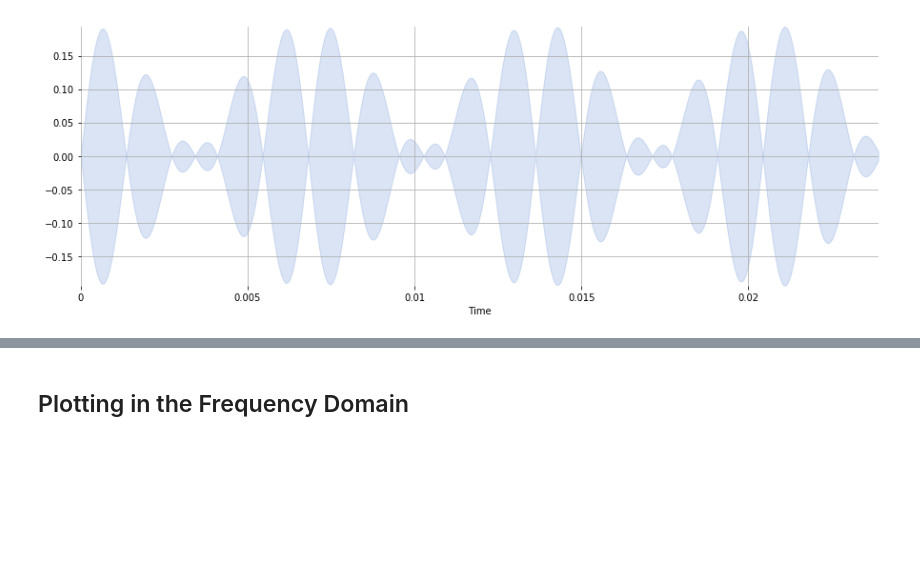
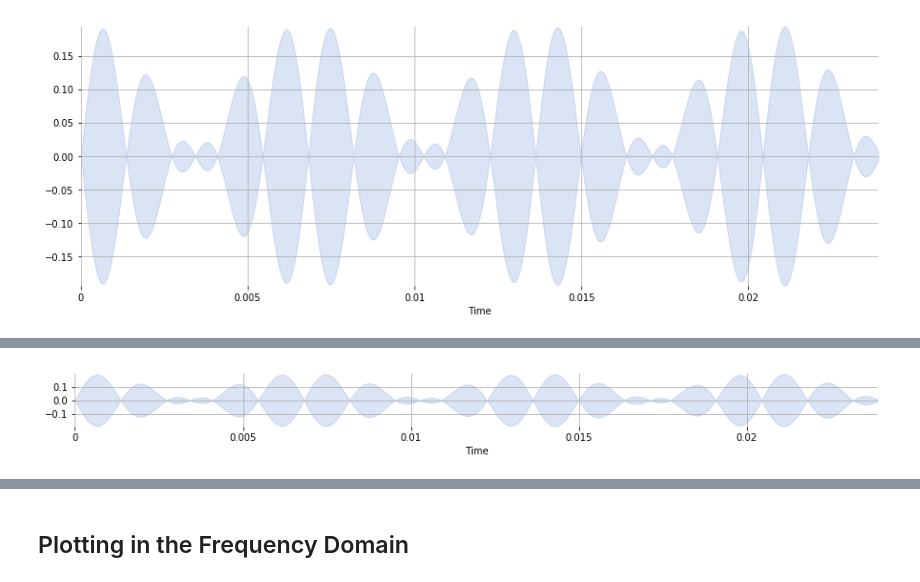
Before and after one commit to yardsale8/musicinformationretrieval.com, a Jupyter notebook: 5_3_audio_representation.ipynb, the cells around one changed output, grey strips where cells are left out. Saved outputs shown, nothing was run; the diff lists cells and outputs as text; code cells hidden in the pictures; blank space fills up the shorter version.

```diff
--- a/5_3_audio_representation.ipynb
+++ b/5_3_audio_representation.ipynb
@@ -159,0 +118,4 @@ librosa.display.waveplot(c523[:528], sr, alpha=0.2)
+# %%
+_ = make_wave_plots(mix)
+# %% [output]
+[figure, added]
```
Also changed, not shown: parts of 25 cells of this notebook, 1 other file.
